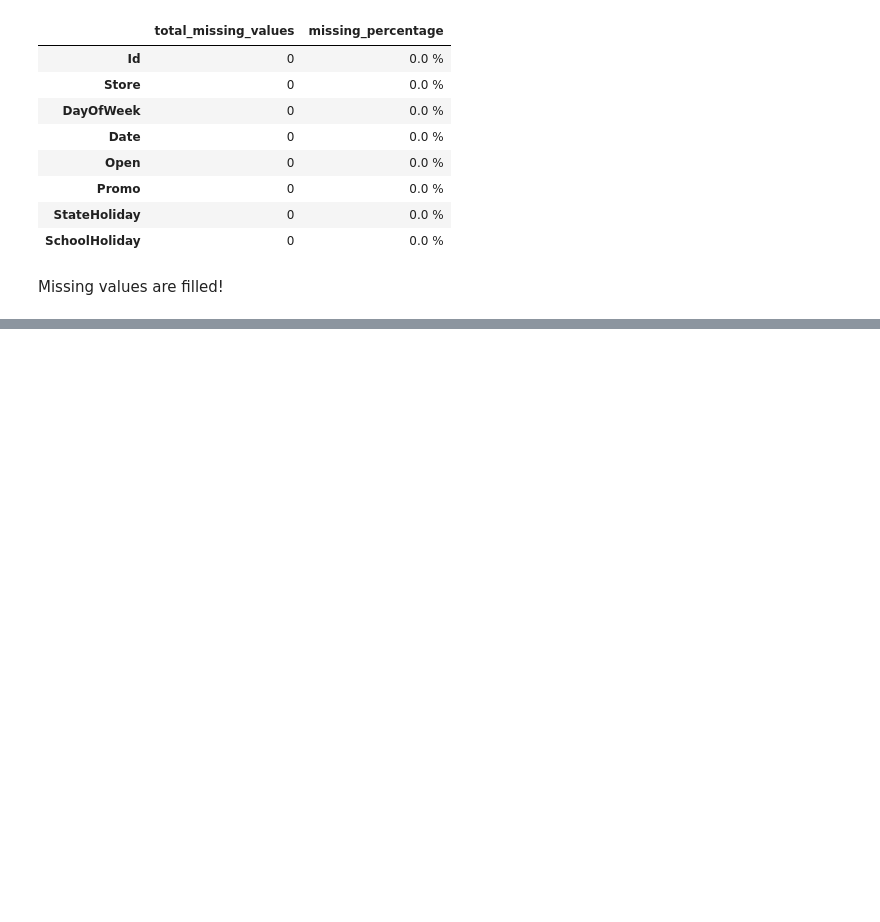
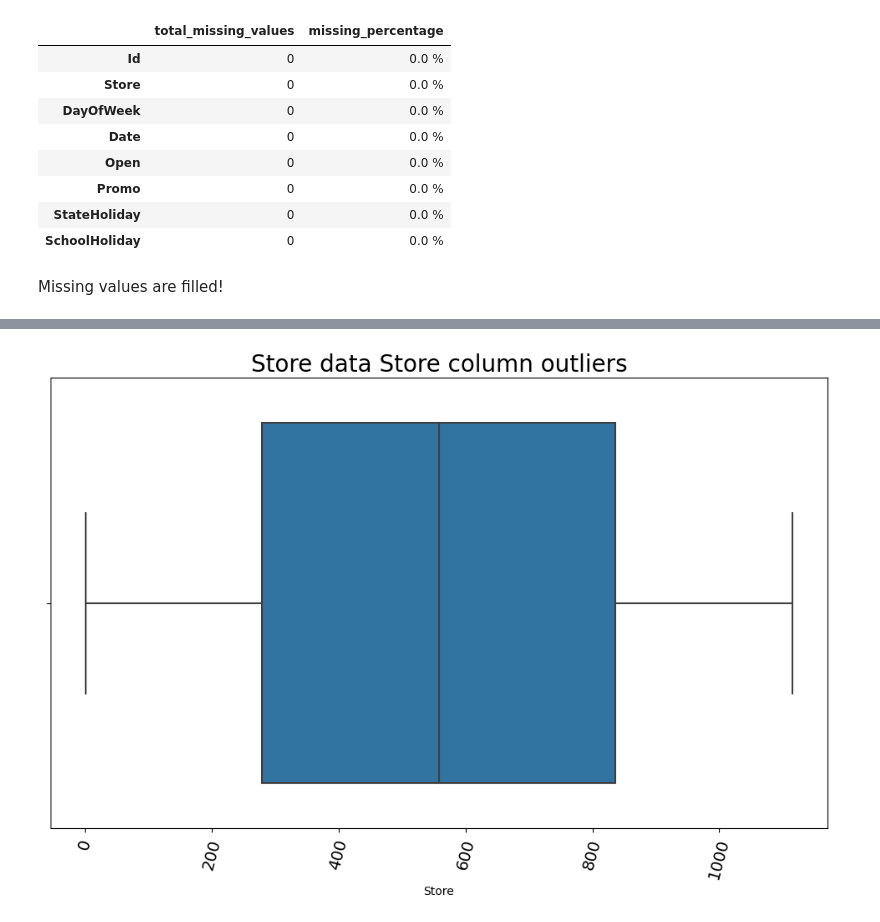
Before and after one commit to nahomHmichael/Rossman-Pharmaceutical-Sales-Pridiction, a Jupyter notebook: notebooks/data_cleaning.ipynb, the cells around one changed output, grey strips where cells are left out. Drawn from its saved outputs; the diff is of its cells as text; code cells hidden in the pictures; blank space fills up the shorter version.

Commit message:
data_cleaning:Filled missing values

```diff
--- a/notebooks/data_cleaning.ipynb
+++ b/notebooks/data_cleaning.ipynb
@@ -216,0 +304,4 @@ Missing values are filled!
+# %%
+Plots.plot_box(store_data,'Store','Store data Store column outliers')
+# %% [output]
+[figure, added]
```
Also changed, not shown: parts of 20 cells of this notebook, 2 other files.
